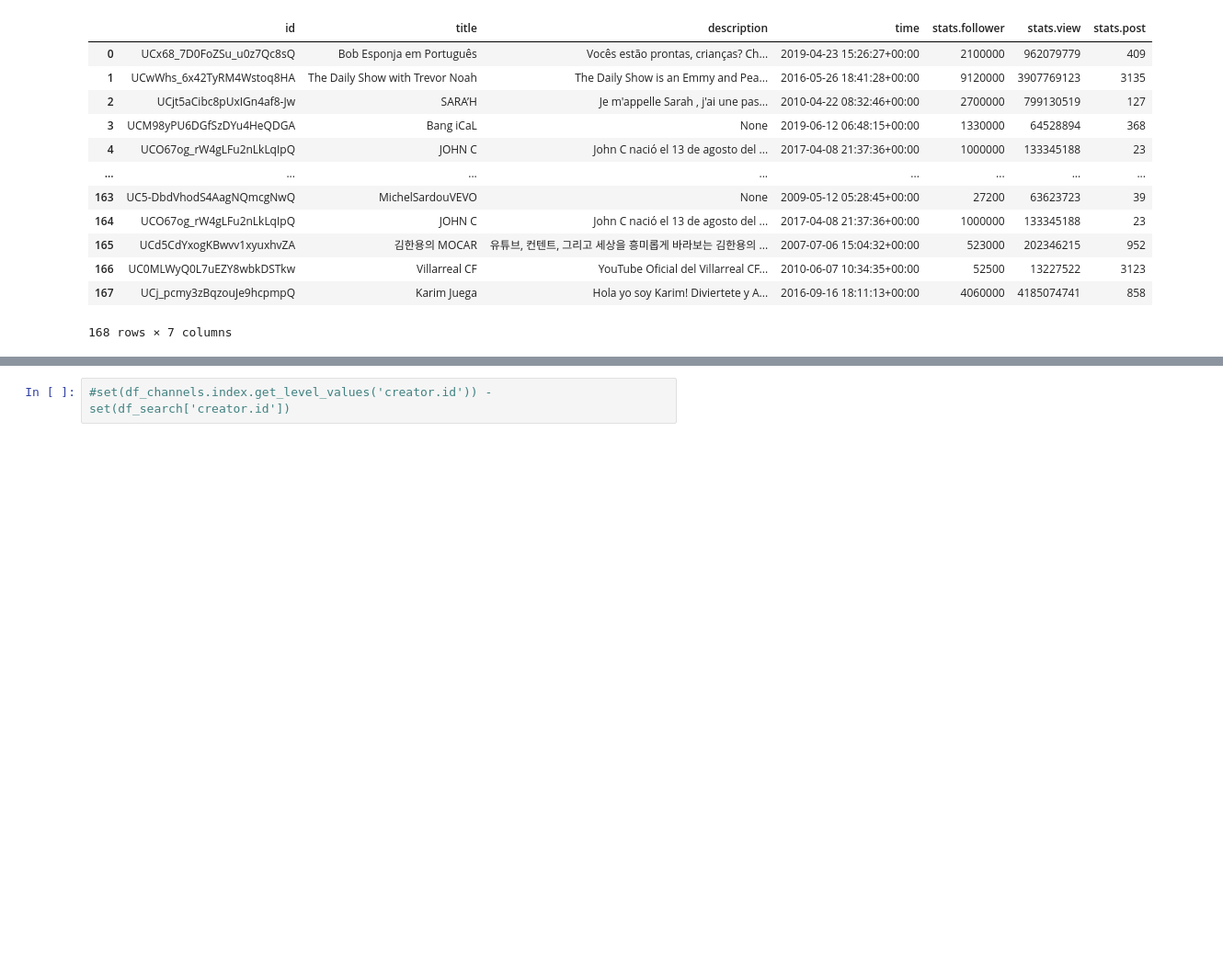
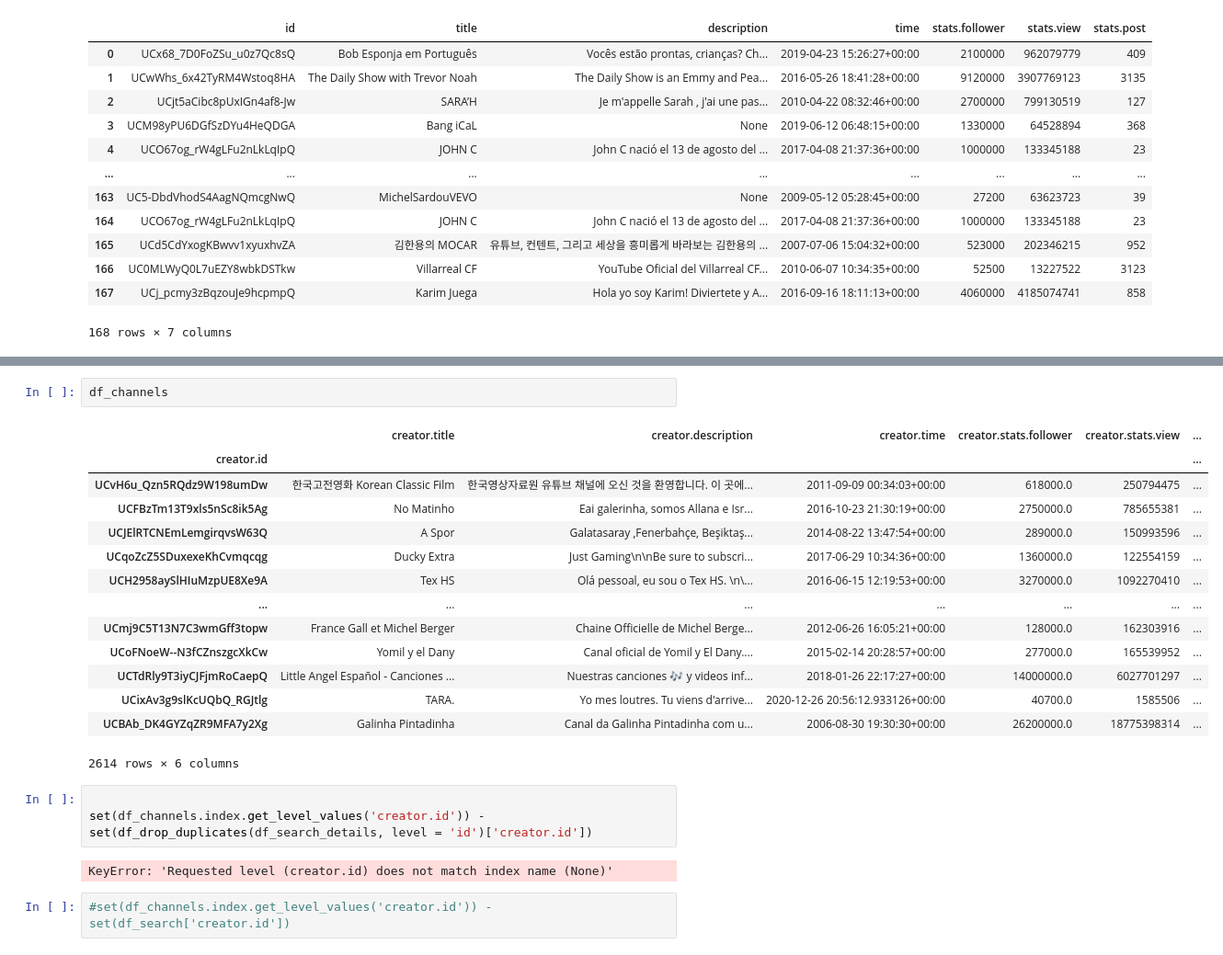
Before and after one commit to oakaigh/cogs108-wi21-group068, a Jupyter notebook: EDA/playground.ipynb, the cells around one changed output, grey strips where cells are left out. Shown at 92% size. Saved outputs shown, nothing was run; the diff lists cells and outputs as text; blank space fills up the shorter version.

```diff
--- a/EDA/playground.ipynb
+++ b/EDA/playground.ipynb
@@ -203,3 +339,25 @@ dataset.update('youtube_search_channels.pkl', df_channels, overwrite = True, pro
+# %%
+df_channels
+# %% [output]
+|  | creator.title | creator.description | creator.time | creator.stats.follower | creator.stats.view | ... |
+| creator.id |  |  |  |  |  | ... |
+| UCvH6u_Qzn5RQdz9W198umDw | 한국고전영화 Korean Classic Film | 한국영상자료원 유튜브 채널에 오신 것을 환영합니다. 이 곳에... | 2011-09-09 00:34:03+00:00 | 618000.0 | 250794475 | ... |
+| UCFBzTm13T9xls5nSc8ik5Ag | No Matinho | Eai galerinha, somos Allana e Isr... | 2016-10-23 21:30:19+00:00 | 2750000.0 | 785655381 | ... |
+| UCJElRTCNEmLemgirqvsW63Q | A Spor | Galatasaray ,Fenerbahçe, Beşiktaş... | 2014-08-22 13:47:54+00:00 | 289000.0 | 150993596 | ... |
+| UCqoZcZ5SDuxexeKhCvmqcqg | Ducky Extra | Just Gaming\n\nBe sure to subscri... | 2017-06-29 10:34:36+00:00 | 1360000.0 | 122554159 | ... |
+| UCH2958aySlHIuMzpUE8Xe9A | Tex HS | Olá pessoal, eu sou o Tex HS. \n\... | 2016-06-15 12:19:53+00:00 | 3270000.0 | 1092270410 | ... |
+| ... | ... | ... | ... | ... | ... | ... |
+| UCmj9C5T13N7C3wmGff3topw | France Gall et Michel Berger | Chaine Officielle de Michel Berge... | 2012-06-26 16:05:21+00:00 | 128000.0 | 162303916 | ... |
+| UCoFNoeW--N3fCZnszgcXkCw | Yomil y el Dany | Canal oficial de Yomil y El Dany.... | 2015-02-14 20:28:57+00:00 | 277000.0 | 165539952 | ... |
+| UCTdRly9T3iyCJFjmRoCaepQ | Little Angel Español - Canciones ... | Nuestras canciones 🎶 y videos inf... | 2018-01-26 22:17:27+00:00 | 14000000.0 | 6027701297 | ... |
+| UCixAv3g9slKcUQbQ_RGJtlg | TARA. | Yo mes loutres. Tu viens d'arrive... | 2020-12-26 20:56:12.933126+00:00 | 40700.0 | 1585506 | ... |
+| UCBAb_DK4GYZqZR9MFA7y2Xg | Galinha Pintadinha | Canal da Galinha Pintadinha com u... | 2006-08-30 19:30:30+00:00 | 26200000.0 | 18775398314 | ... |
+2614 rows × 6 columns
+# %%
+
+set(df_channels.index.get_level_values('creator.id')) - set(df_drop_duplicates(df_search_details, level = 'id')['creator.id'])
+# %% [output]
+KeyError: 'Requested level (creator.id) does not match index name (None)'
 # %%
 #set(df_channels.index.get_level_values('creator.id')) - set(df_search['creator.id'])
 # %% [output]
```
Also changed, not shown: parts of 6 cells of this notebook.
